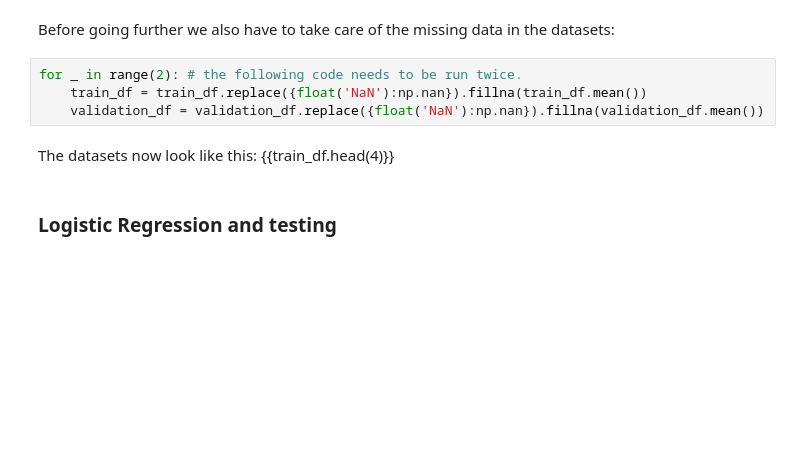
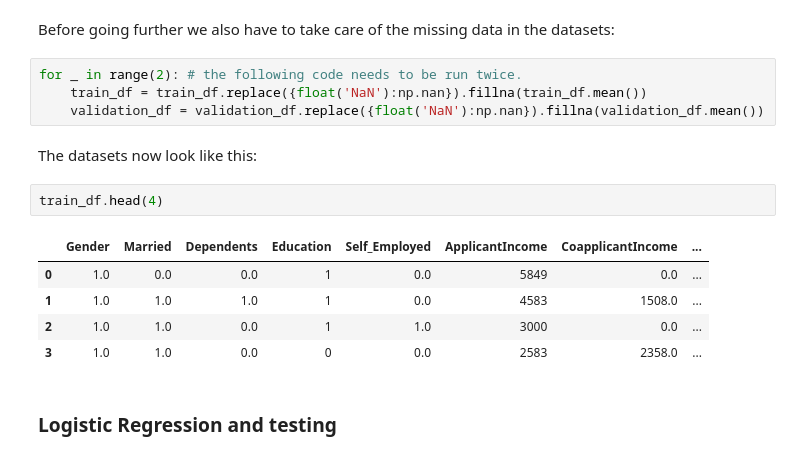
Before and after one commit to mdcaio/Data_Science, a Jupyter notebook: logistic_regression_example.ipynb, the cells around one changed output. Saved outputs shown, nothing was run; the diff lists cells and outputs as text; blank space fills up the shorter version.

```diff
--- a/logistic_regression_example.ipynb
+++ b/logistic_regression_example.ipynb
@@ -108,7 +110,15 @@ for _ in range(2): # the following code needs to be run twice.
     train_df = train_df.replace({float('NaN'):np.nan}).fillna(train_df.mean())
     validation_df = validation_df.replace({float('NaN'):np.nan}).fillna(validation_df.mean())
 # %% [markdown]
-The datasets now look like this: {{train_df.head(4)}}
+The datasets now look like this:
+# %%
+train_df.head(4)
+# %% [output]
+|  | Gender | Married | Dependents | Education | Self_Employed | ApplicantIncome | CoapplicantIncome | ... |
+| 0 | 1.0 | 0.0 | 0.0 | 1 | 0.0 | 5849 | 0.0 | ... |
+| 1 | 1.0 | 1.0 | 1.0 | 1 | 0.0 | 4583 | 1508.0 | ... |
+| 2 | 1.0 | 1.0 | 0.0 | 1 | 1.0 | 3000 | 0.0 | ... |
+| 3 | 1.0 | 1.0 | 0.0 | 0 | 0.0 | 2583 | 2358.0 | ... |
 # %% [markdown]
 ### Logistic Regression and testing
 # %% [markdown]
```
Also changed, not shown: parts of 6 cells of this notebook.
